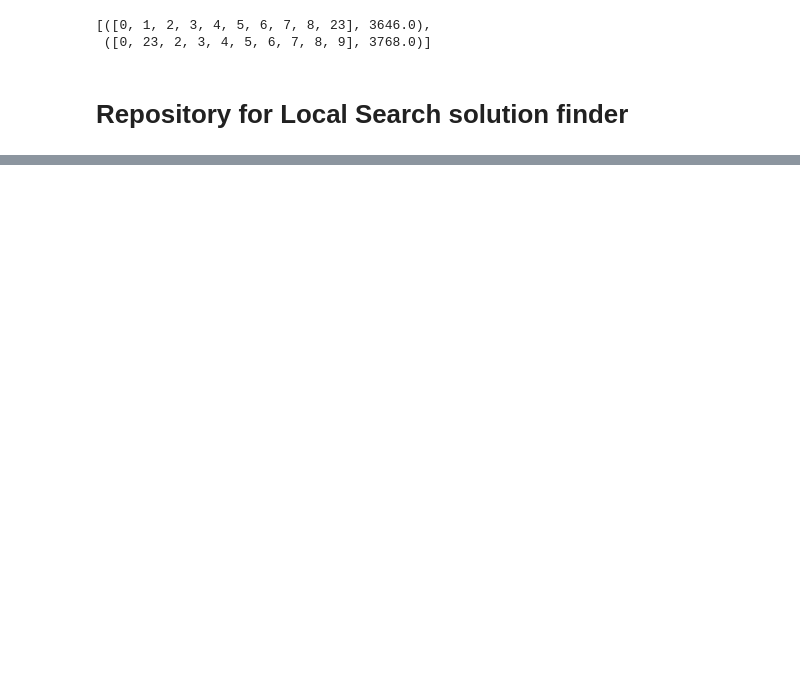
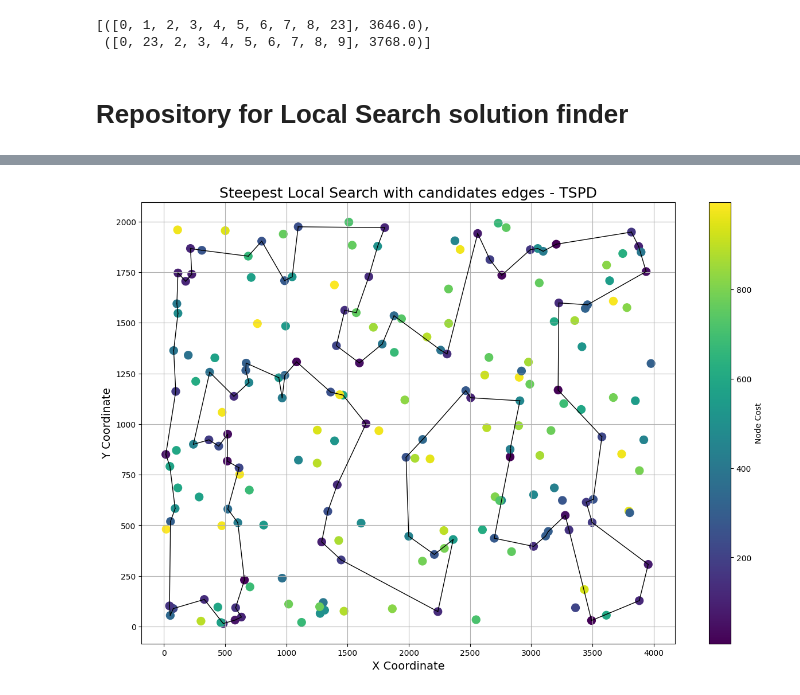
Before and after one commit to JankowskiDaniel/evolutionary-computation, a Jupyter notebook: assignment4/experiments.ipynb, the cells around one changed output, grey strips where cells are left out. Cells and saved outputs as stored; diff of their text form; code cells hidden in the pictures; blank space fills up the shorter version.

```diff
--- a/assignment4/experiments.ipynb
+++ b/assignment4/experiments.ipynb
@@ -390,0 +882,4 @@ costs["A"][115]
+# %%
+visualize_selected_route(best_solutions["D"][0], instances["D"], "Steepest Local Search with candidates edges - TSPD")
+# %% [output]
+[figure, added]
```
Also changed, not shown: parts of 20 cells of this notebook.
